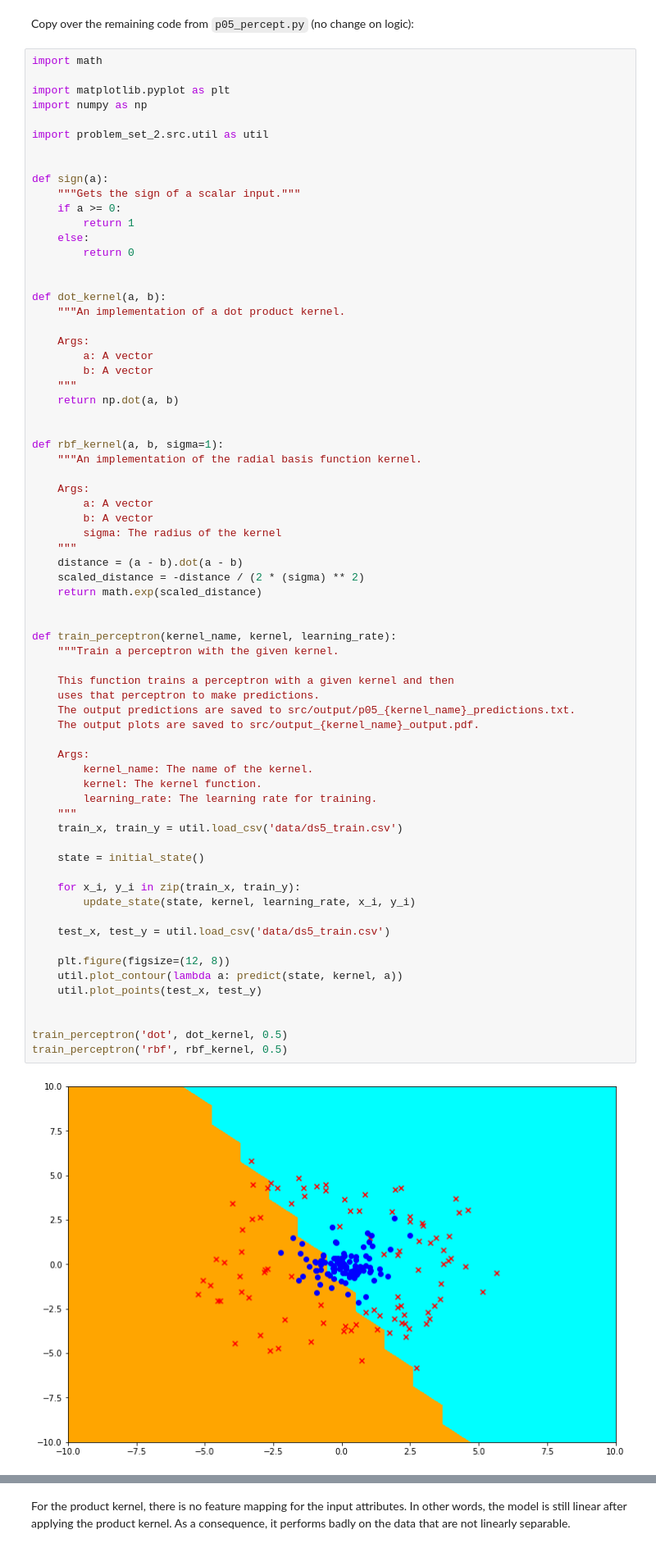
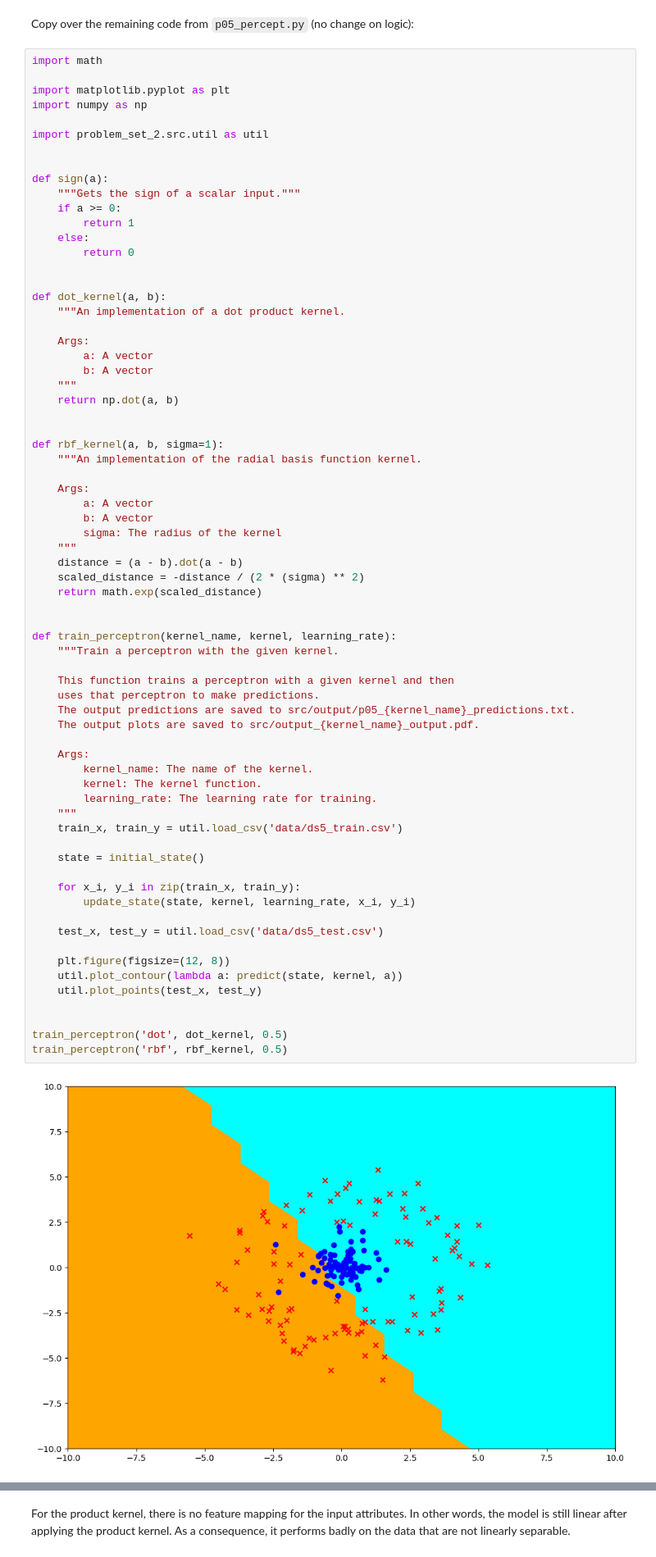
Before and after one commit to maxim5/cs229-2018-autumn, a Jupyter notebook: problem-sets/PS2/PS2-5 Kernelizing the Perceptron.ipynb, the cells around one changed output, grey strips where cells are left out. Shown: that part at 82% size. Saved outputs shown, nothing was run; the diff lists cells and outputs as text.

```diff
--- a/problem-sets/PS2/PS2-5 Kernelizing the Perceptron.ipynb
+++ b/problem-sets/PS2/PS2-5 Kernelizing the Perceptron.ipynb
@@ -118,32 +118,32 @@ def rbf_kernel(a, b, sigma=1):
 
 def train_perceptron(kernel_name, kernel, learning_rate):
     """Train a perceptron with the given kernel.
 
     This function trains a perceptron with a given kernel and then
     uses that perceptron to make predictions.
     The output predictions are saved to src/output/p05_{kernel_name}_predictions.txt.
     The output plots are saved to src/output_{kernel_name}_output.pdf.
 
     Args:
         kernel_name: The name of the kernel.
         kernel: The kernel function.
         learning_rate: The learning rate for training.
     """
     train_x, train_y = util.load_csv('data/ds5_train.csv')
 
     state = initial_state()
 
     for x_i, y_i in zip(train_x, train_y):
         update_state(state, kernel, learning_rate, x_i, y_i)
 
-    test_x, test_y = util.load_csv('data/ds5_train.csv')
+    test_x, test_y = util.load_csv('data/ds5_test.csv')
 
     plt.figure(figsize=(12, 8))
     util.plot_contour(lambda a: predict(state, kernel, a))
     util.plot_points(test_x, test_y)
 
 
 train_perceptron('dot', dot_kernel, 0.5)
 train_perceptron('rbf', rbf_kernel, 0.5)
 # %% [output]
-[figure, old version]
+[figure, new version]
```
Also changed, not shown: parts of 1 cell of this notebook.
